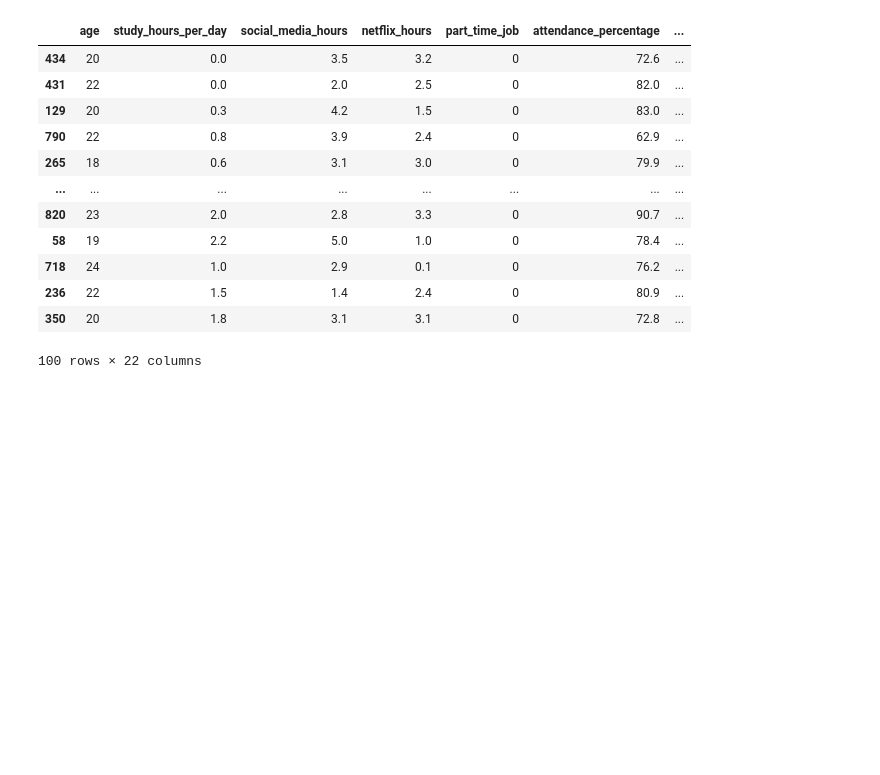
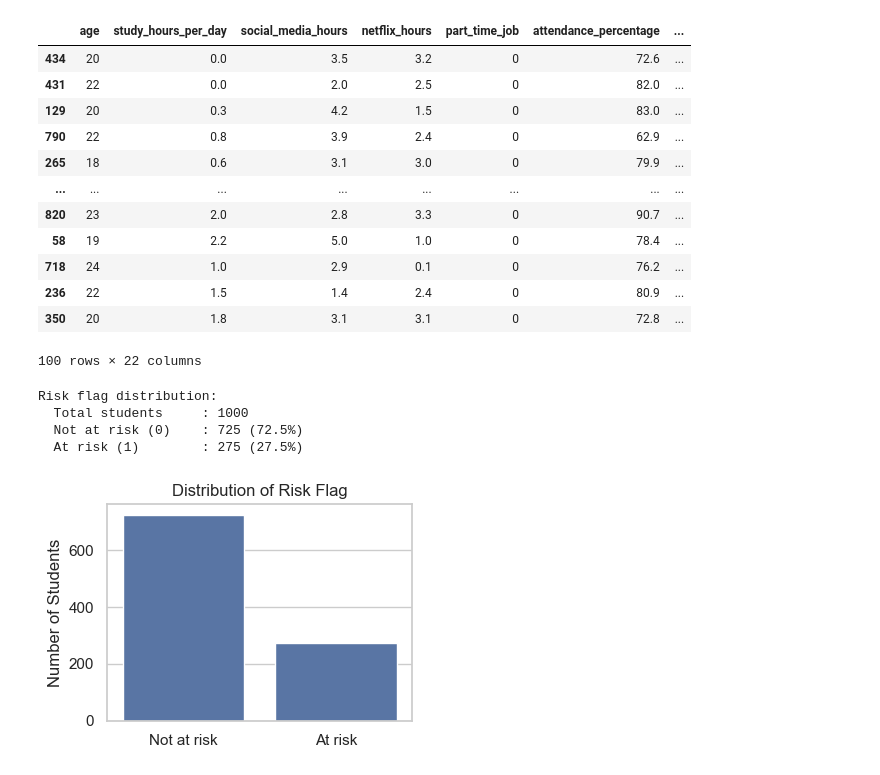
Before and after one commit to eceorenler/DM4Edu, a Jupyter notebook: main.ipynb, the cells around one changed output. Drawn from its saved outputs; the diff is of its cells as text; code cells hidden in the pictures; blank space fills up the shorter version.

```diff
--- a/main.ipynb
+++ b/main.ipynb
@@ -1064,3 +1113,35 @@ Top 100 highest-risk students:
 | 236 | 22 | 1.5 | 1.4 | 2.4 | 0 | 80.9 | ... |
 | 350 | 20 | 1.8 | 3.1 | 3.1 | 0 | 72.8 | ... |
 100 rows × 22 columns
+# %%
+# Count number of at-risk and not-at-risk students
+risk_counts = df_final["risk_flag"].value_counts().sort_index()
+
+n_not_risk = risk_counts.get(0, 0)
+n_risk = risk_counts.get(1, 0)
+total_students = len(df_final)
+
+print("\nRisk flag distribution:")
+print(f"  Total students     : {total_students}")
+print(f"  Not at risk (0)    : {n_not_risk} ({n_not_risk / total_students:.1%})")
+print(f"  At risk (1)        : {n_risk} ({n_risk / total_students:.1%})")
+# %% [output]
+Risk flag distribution:
+  Total students     : 1000
+  Not at risk (0)    : 725 (72.5%)
+  At risk (1)        : 275 (27.5%)
+# %%
+import matplotlib.pyplot as plt
+import seaborn as sns
+
+plt.figure(figsize=(4, 3))
+sns.barplot(
+    x=["Not at risk", "At risk"],
+    y=[n_not_risk, n_risk]
+)
+plt.title("Distribution of Risk Flag")
+plt.ylabel("Number of Students")
+plt.tight_layout()
+plt.show()
+# %% [output]
+[figure, added]
```
Also changed, not shown: parts of 4 cells of this notebook.
